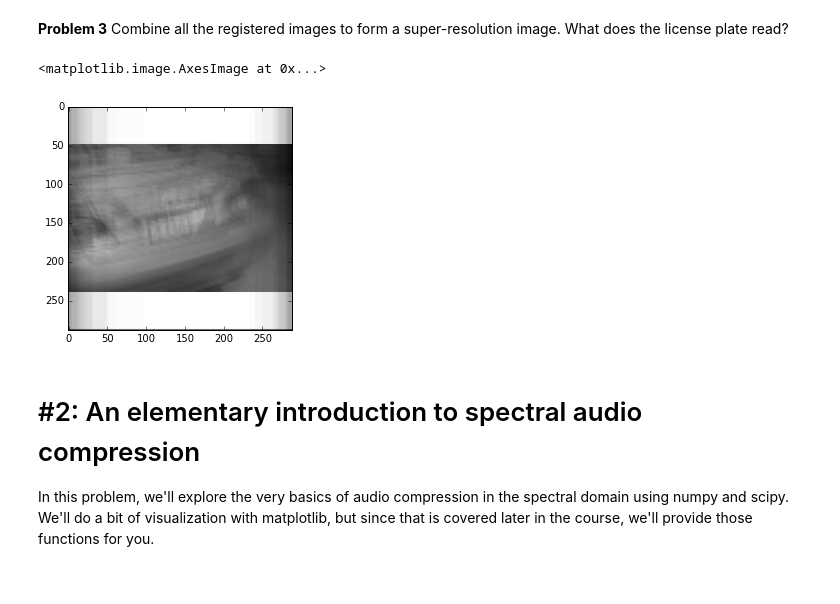
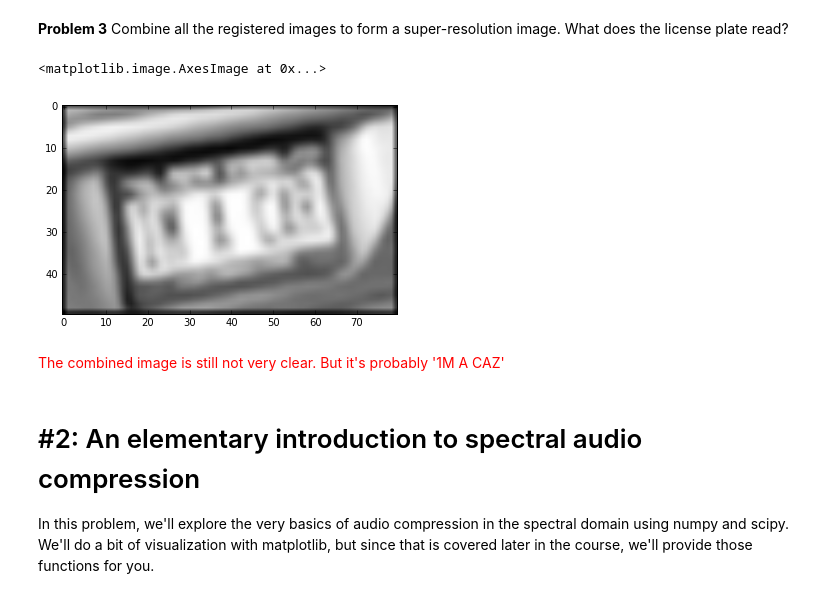
Before and after one commit to YuguangTong/AY250-hw, a Jupyter notebook: hw_1/hw_1_assignment.ipynb, the cells around one changed output. Saved outputs shown, nothing was run; the diff lists cells and outputs as text; code cells hidden in the pictures.

Commit message:
use alternative method for problem 1 and get better result. start prob 2

```diff
--- a/hw_1/hw_1_assignment.ipynb
+++ b/hw_1/hw_1_assignment.ipynb
@@ -167,0 +148,4 @@ for i, img in enumerate(images):
+# %%
+# find the sub-pixel shift up to 0.01 pixel accuracy
+shift, error, diffphase = register_translation(plate, subimage, 100)
+print(shift)
@@ -167,0 +156,14 @@ for i, img in enumerate(images):
+# %%
+def subimage(image, template):
+    """
+    Find the subimage inside image that match template
+    within 1 pixel
+    """
+    result = match_template(image, plate)
+    ij = np.unravel_index(np.argmax(result), result.shape)
+    x, y = ij[::-1]
+    hplate, wplate = plate.shape
+    subimage = image[y:y+hplate, x:x+wplate]
+    return subimage
+
+subimages = [subimage(image, plate) for image in images]
@@ -167,0 +172,12 @@ for i, img in enumerate(images):
+# %%
+from skimage.feature import register_translation
+
+def subpixel_shift(image, template):
+    """
+    Find the subpixel shift between image and template.
+    The shift should be within 1 pixel
+    """
+    shift, _, _ = register_translation(template, image, 100)
+    return shift
+
+subpixel_shifts = [subpixel_shift(subimage, plate) for subimage in subimages]
@@ -170,17 +200,20 @@ for i, img in enumerate(images):
 # %%
 from scipy.ndimage.interpolation import shift
 # %%
-shifted_images = []
-for i, img in enumerate(images):
-    shifted_image = scipy.ndimage.shift(img, shift_arr[i])
-    shifted_images += [shifted_image]
+shifted_subimages = []
+for i, image in enumerate(subimages):
+    shifted_subimage = scipy.ndimage.shift(image, subpixel_shifts[i])
+    shifted_subimages += [shifted_subimage]
 # %% [markdown]
 **Problem 3** Combine all the registered images to form a super-resolution image. What does the license plate read?
 # %%
-plt.imshow(np.array(shifted_images).mean(axis=0), cmap='gray')
+combined_subimage = np.array(shifted_subimages).mean(axis=0)
+plt.imshow(combined_subimage, cmap='gray')
 # %% [output]
 <matplotlib.image.AxesImage at 0x...>
-[figure, old version]
+[figure, new version]
+# %% [markdown]
+<font color='red'> The combined image is still not very clear. But it's probably '1M A CAZ'</font>
 # %% [markdown]
 # #2: An elementary introduction to spectral audio compression
 
```
Also changed, not shown: parts of 22 cells of this notebook, 1 other file.
